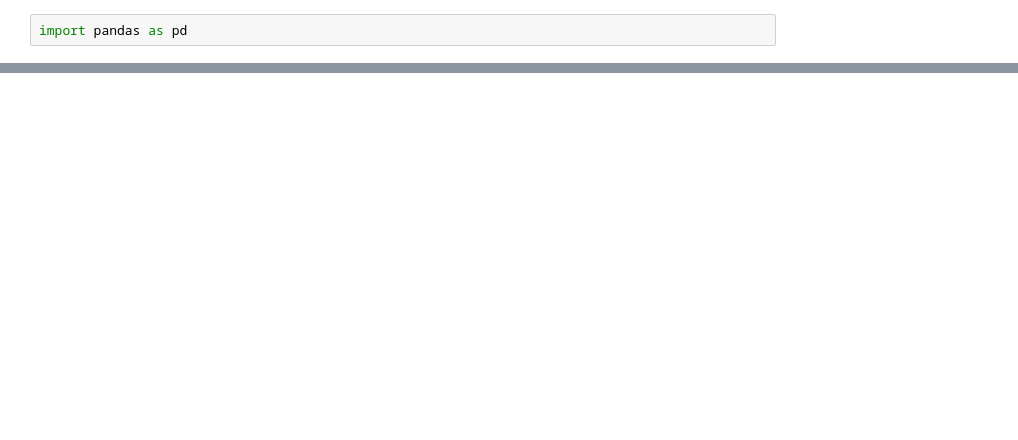
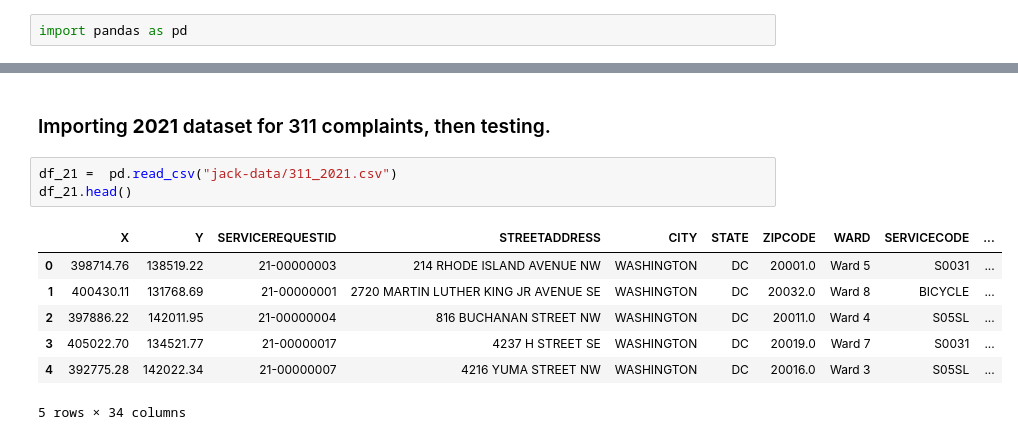
Before and after one commit to jack-walk/IRW-01, a Jupyter notebook: test.ipynb, the cells around one changed output, grey strips where cells are left out. Drawn from its saved outputs; the diff is of its cells as text; blank space fills up the shorter version.

```diff
--- a/test.ipynb
+++ b/test.ipynb
@@ -13,0 +61,13 @@ df.head()
+# %% [markdown]
+### Importing **2021** dataset for 311 complaints, then testing.
+# %%
+df_21 =  pd.read_csv("jack-data/311_2021.csv")
+df_21.head()
+# %% [output]
+|  | X | Y | SERVICEREQUESTID | STREETADDRESS | CITY | STATE | ZIPCODE | WARD | SERVICECODE | ... |
+| 0 | 398714.76 | 138519.22 | 21-00000003 | 214 RHODE ISLAND AVENUE NW | WASHINGTON | DC | 20001.0 | Ward 5 | S0031 | ... |
+| 1 | 400430.11 | 131768.69 | 21-00000001 | 2720 MARTIN LUTHER KING JR AVENUE SE | WASHINGTON | DC | 20032.0 | Ward 8 | BICYCLE | ... |
+| 2 | 397886.22 | 142011.95 | 21-00000004 | 816 BUCHANAN STREET NW | WASHINGTON | DC | 20011.0 | Ward 4 | S05SL | ... |
+| 3 | 405022.70 | 134521.77 | 21-00000017 | 4237 H STREET SE | WASHINGTON | DC | 20019.0 | Ward 7 | S0031 | ... |
+| 4 | 392775.28 | 142022.34 | 21-00000007 | 4216 YUMA STREET NW | WASHINGTON | DC | 20016.0 | Ward 3 | S05SL | ... |
+5 rows × 34 columns
```
Also changed, not shown: parts of 59 cells of this notebook, 1 other file.
